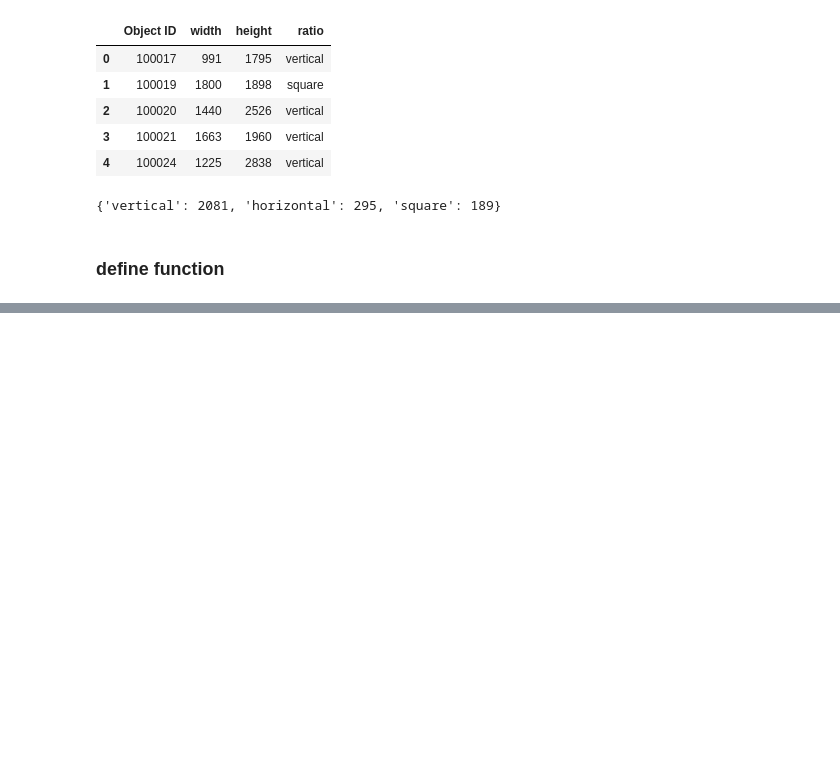
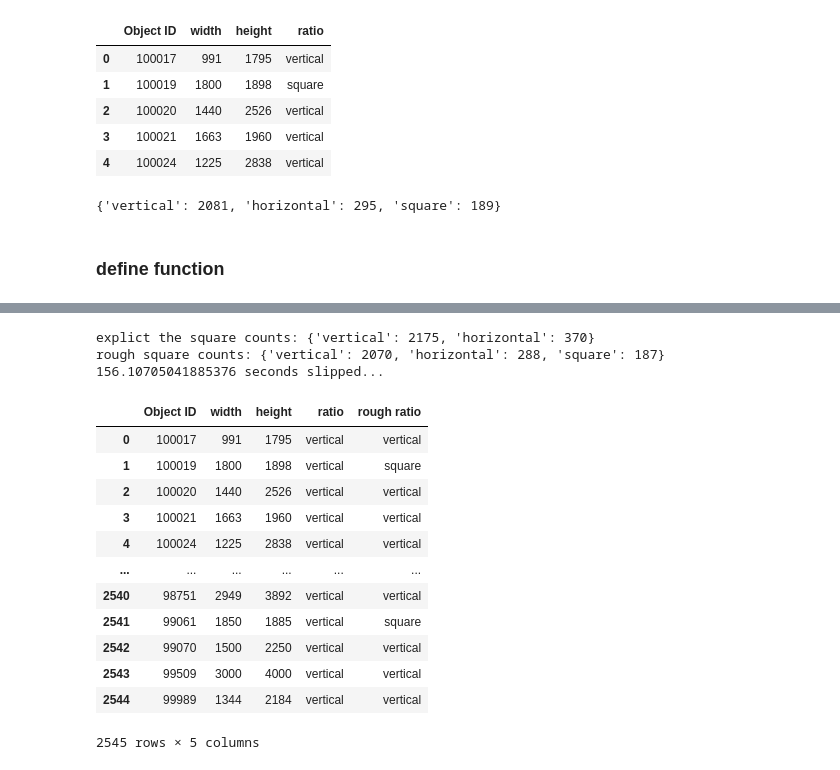
Before and after one commit to vivyhasadream/vintage_clothes_generator, a Jupyter notebook: 3 Folder Management.ipynb, the cells around one changed output, grey strips where cells are left out. Saved outputs shown, nothing was run; the diff lists cells and outputs as text; code cells hidden in the pictures; blank space fills up the shorter version.

```diff
--- a/3 Folder Management.ipynb
+++ b/3 Folder Management.ipynb
@@ -174,0 +221,22 @@ def dimension_df(directory):
+# %%
+# met museum, seleted keywords
+dimension_df('clean image/met_all_sel')
+
+# mostly vertical, most asian clothes are horizontal
+# %% [output]
+explict the square counts: {'vertical': 2175, 'horizontal': 370}
+rough square counts: {'vertical': 2070, 'horizontal': 288, 'square': 187}
+156.10705041885376 seconds slipped...
+|  | Object ID | width | height | ratio | rough ratio |
+| 0 | 100017 | 991 | 1795 | vertical | vertical |
+| 1 | 100019 | 1800 | 1898 | vertical | square |
+| 2 | 100020 | 1440 | 2526 | vertical | vertical |
+| 3 | 100021 | 1663 | 1960 | vertical | vertical |
+| 4 | 100024 | 1225 | 2838 | vertical | vertical |
+| ... | ... | ... | ... | ... | ... |
+| 2540 | 98751 | 2949 | 3892 | vertical | vertical |
+| 2541 | 99061 | 1850 | 1885 | vertical | square |
+| 2542 | 99070 | 1500 | 2250 | vertical | vertical |
+| 2543 | 99509 | 3000 | 4000 | vertical | vertical |
+| 2544 | 99989 | 1344 | 2184 | vertical | vertical |
+2545 rows × 5 columns
```
Also changed, not shown: parts of 29 cells of this notebook, 3 other files.
